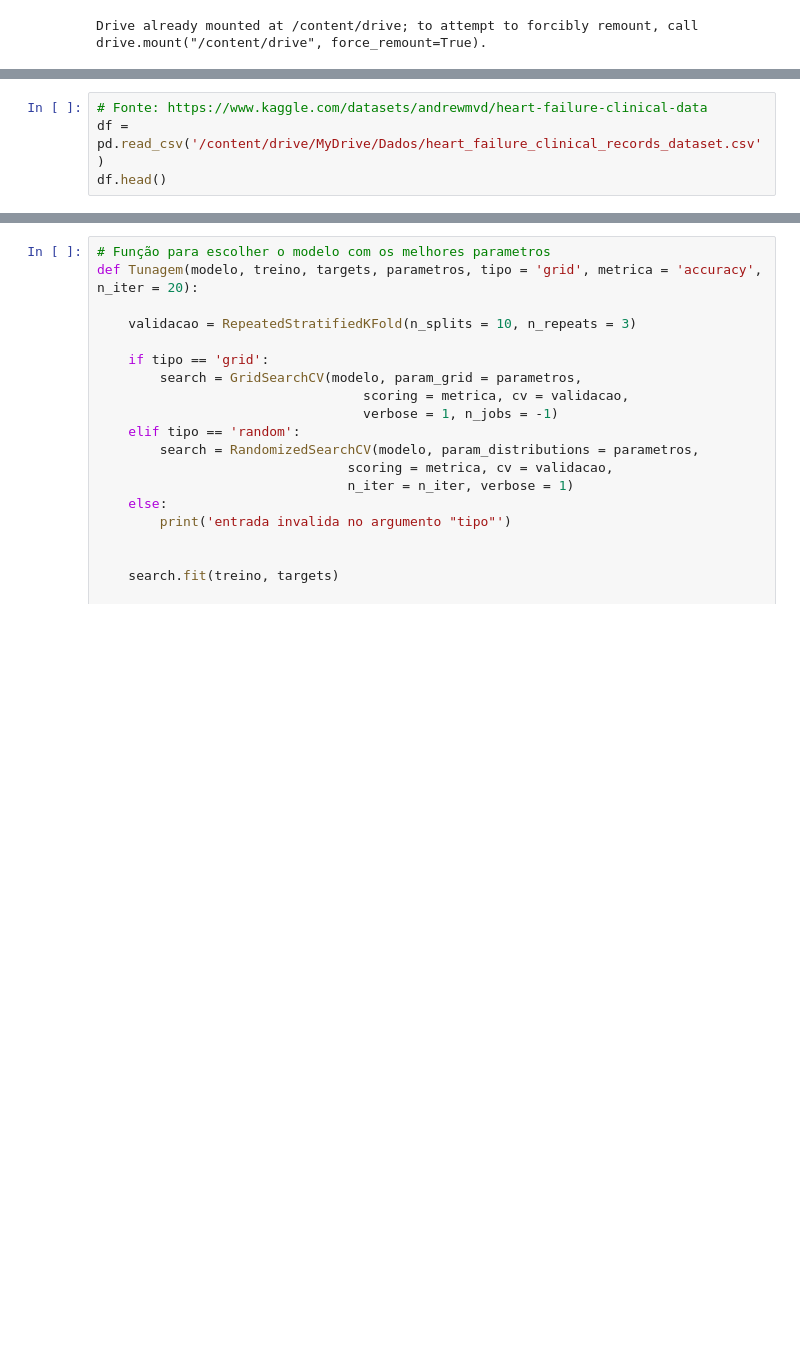
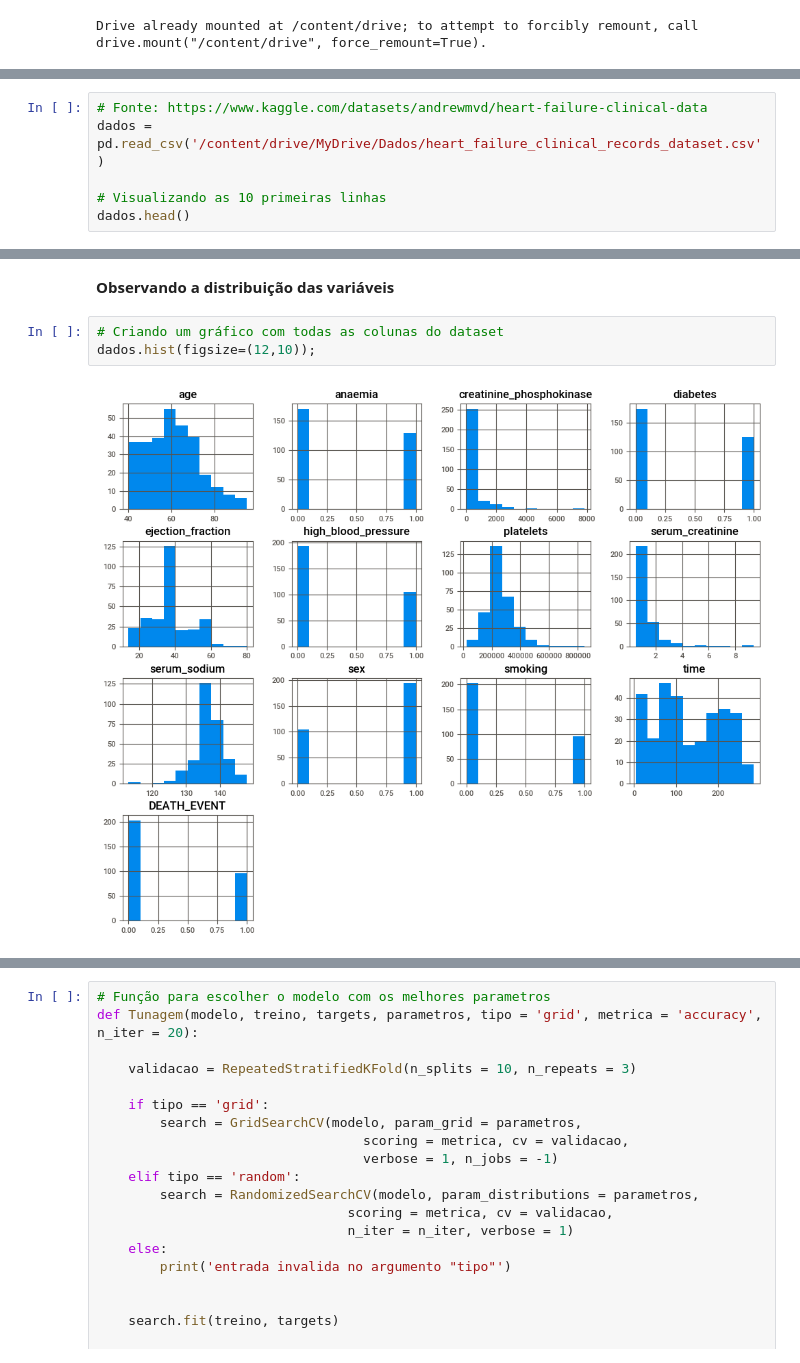
Before and after one commit to JosenildoJunior/Heart_failure_prediction, a Jupyter notebook: Heart_failure_prediction.ipynb, the cells around one changed output, grey strips where cells are left out. Cells and saved outputs as stored; diff of their text form; blank space fills up the shorter version.

```diff
--- a/Heart_failure_prediction.ipynb
+++ b/Heart_failure_prediction.ipynb
@@ -13,7 +37,9 @@ import seaborn as sns
 # %%
 # Fonte: https://www.kaggle.com/datasets/andrewmvd/heart-failure-clinical-data
-df = pd.read_csv('/content/drive/MyDrive/Dados/heart_failure_clinical_records_dataset.csv')
-df.head()
+dados = pd.read_csv('/content/drive/MyDrive/Dados/heart_failure_clinical_records_dataset.csv')
+
+# Visualizando as 10 primeiras linhas
+dados.head()
 # %% [output]
 |  | age | anaemia | creatinine_phosphokinase | diabetes | ejection_fraction | high_blood_pressure | platelets | ... |
 | 0 | 75.0 | 0 | 582 | 0 | 20 | 1 | 265000.00 | ... |
@@ -23,0 +148,7 @@ df.head()
+# %% [markdown]
+**Observando a distribuição das variáveis**
+# %%
+# Criando um gráfico com todas as colunas do dataset
+dados.hist(figsize=(12,10));
+# %% [output]
+[figure, added]
```
Also changed, not shown: parts of 197 cells of this notebook.
